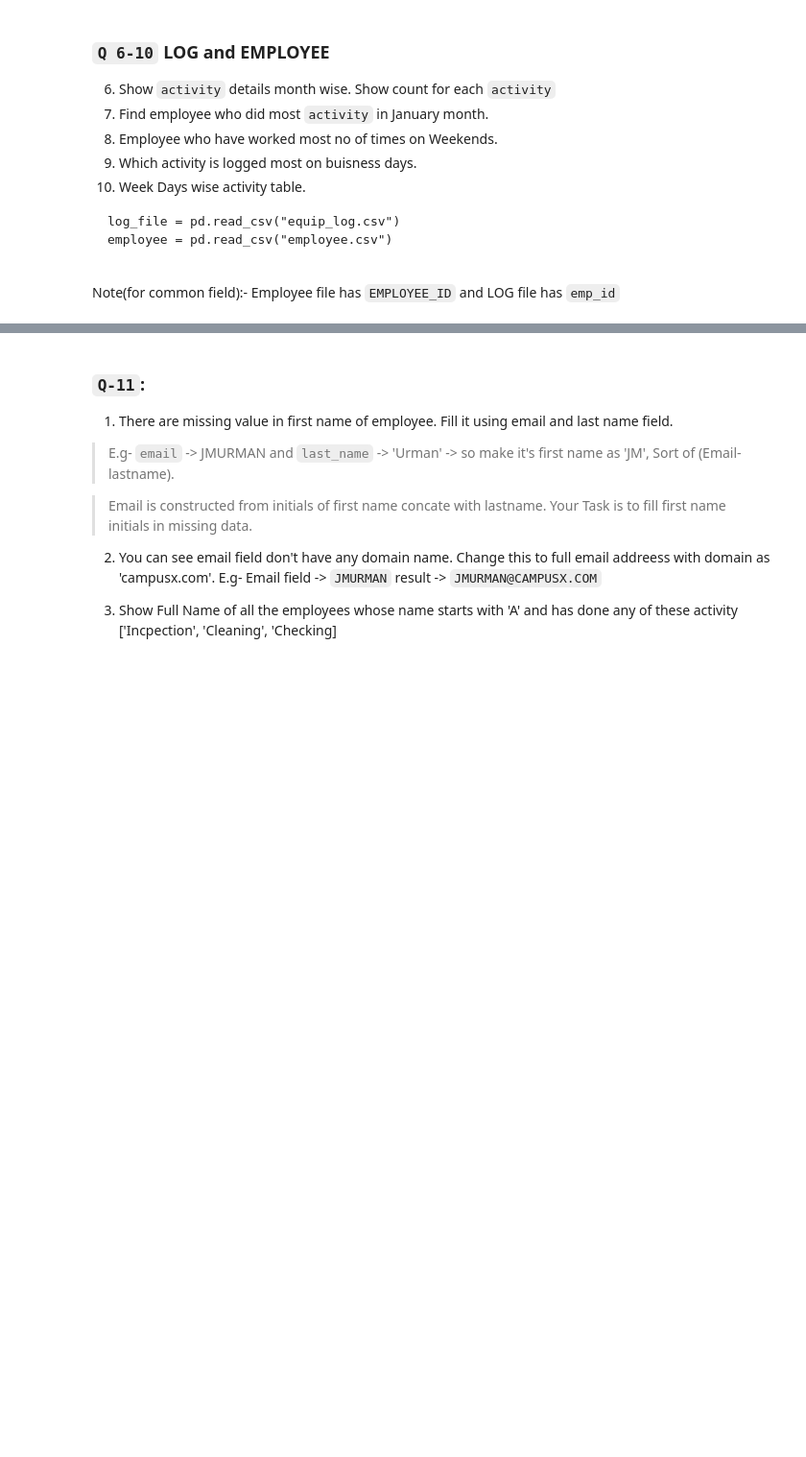
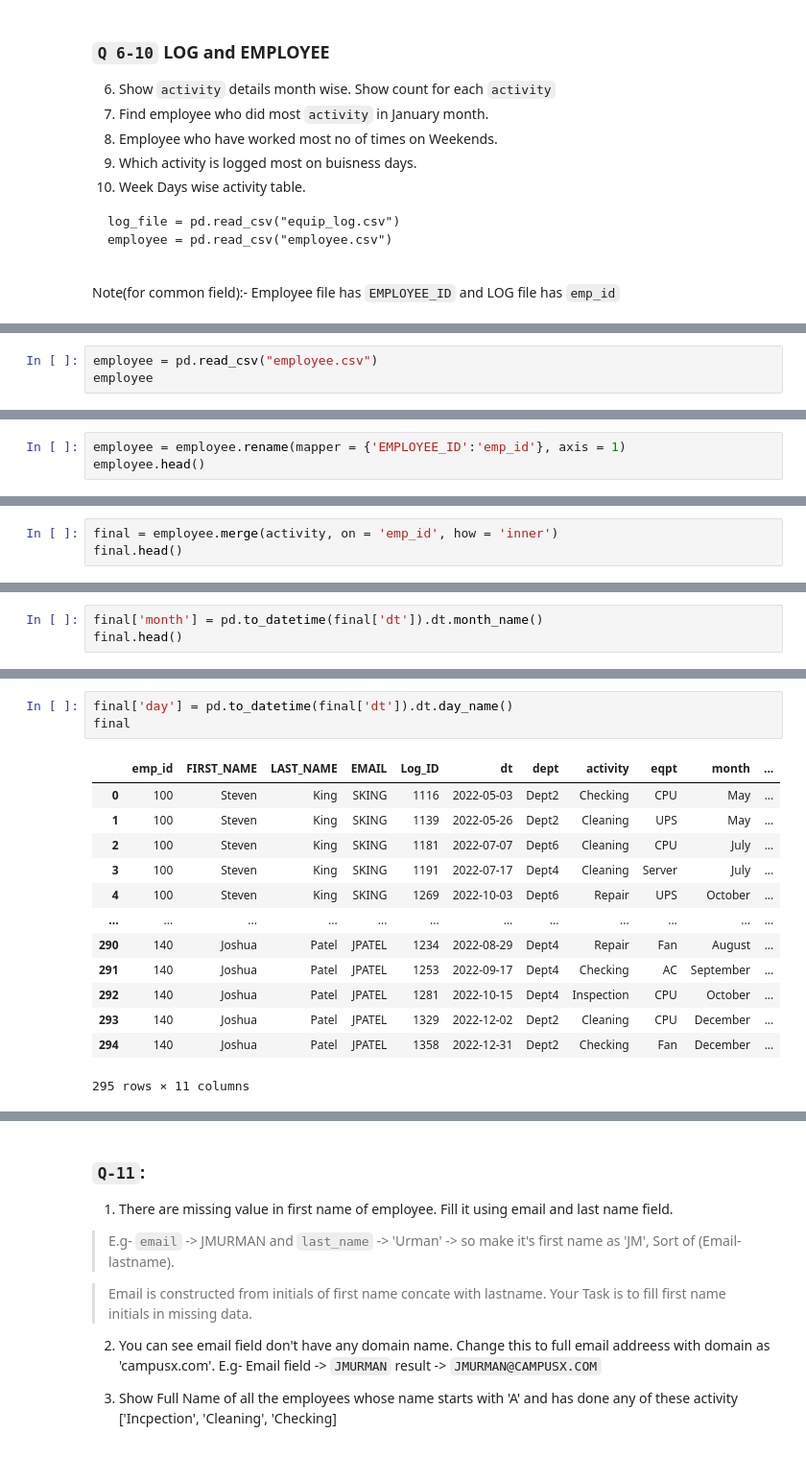
Before and after one commit to abhishekjha462000/data_science_final, a Jupyter notebook: W08_pandas_advanced_continued/05_06_task_22_solutions/my_solutions.ipynb, the cells around one changed output, grey strips where cells are left out. Shown at 96% size. Saved outputs shown, nothing was run; the diff lists cells and outputs as text; blank space fills up the shorter version.

```diff
--- a/W08_pandas_advanced_continued/05_06_task_22_solutions/my_solutions.ipynb
+++ b/W08_pandas_advanced_continued/05_06_task_22_solutions/my_solutions.ipynb
@@ -162,0 +425,3 @@ Note(for common field):- Employee file has `EMPLOYEE_ID` and LOG file has `emp_i
+# %%
+employee = pd.read_csv("employee.csv")
+employee
@@ -162,0 +496,3 @@ Note(for common field):- Employee file has `EMPLOYEE_ID` and LOG file has `emp_i
+# %%
+employee = employee.rename(mapper = {'EMPLOYEE_ID':'emp_id'}, axis = 1)
+employee.head()
@@ -162,0 +506,3 @@ Note(for common field):- Employee file has `EMPLOYEE_ID` and LOG file has `emp_i
+# %%
+final = employee.merge(activity, on = 'emp_id', how = 'inner')
+final.head()
@@ -162,0 +516,3 @@ Note(for common field):- Employee file has `EMPLOYEE_ID` and LOG file has `emp_i
+# %%
+final['month'] = pd.to_datetime(final['dt']).dt.month_name()
+final.head()
@@ -162,0 +564,17 @@ Note(for common field):- Employee file has `EMPLOYEE_ID` and LOG file has `emp_i
+# %%
+final['day'] = pd.to_datetime(final['dt']).dt.day_name()
+final
+# %% [output]
+|  | emp_id | FIRST_NAME | LAST_NAME | EMAIL | Log_ID | dt | dept | activity | eqpt | month | ... |
+| 0 | 100 | Steven | King | SKING | 1116 | 2022-05-03 | Dept2 | Checking | CPU | May | ... |
+| 1 | 100 | Steven | King | SKING | 1139 | 2022-05-26 | Dept2 | Cleaning | UPS | May | ... |
+| 2 | 100 | Steven | King | SKING | 1181 | 2022-07-07 | Dept6 | Cleaning | CPU | July | ... |
+| 3 | 100 | Steven | King | SKING | 1191 | 2022-07-17 | Dept4 | Cleaning | Server | July | ... |
+| 4 | 100 | Steven | King | SKING | 1269 | 2022-10-03 | Dept6 | Repair | UPS | October | ... |
+| ... | ... | ... | ... | ... | ... | ... | ... | ... | ... | ... | ... |
+| 290 | 140 | Joshua | Patel | JPATEL | 1234 | 2022-08-29 | Dept4 | Repair | Fan | August | ... |
+| 291 | 140 | Joshua | Patel | JPATEL | 1253 | 2022-09-17 | Dept4 | Checking | AC | September | ... |
+| 292 | 140 | Joshua | Patel | JPATEL | 1281 | 2022-10-15 | Dept4 | Inspection | CPU | October | ... |
+| 293 | 140 | Joshua | Patel | JPATEL | 1329 | 2022-12-02 | Dept2 | Cleaning | CPU | December | ... |
+| 294 | 140 | Joshua | Patel | JPATEL | 1358 | 2022-12-31 | Dept2 | Checking | Fan | December | ... |
+295 rows × 11 columns
```
Also changed, not shown: parts of 47 cells of this notebook.
